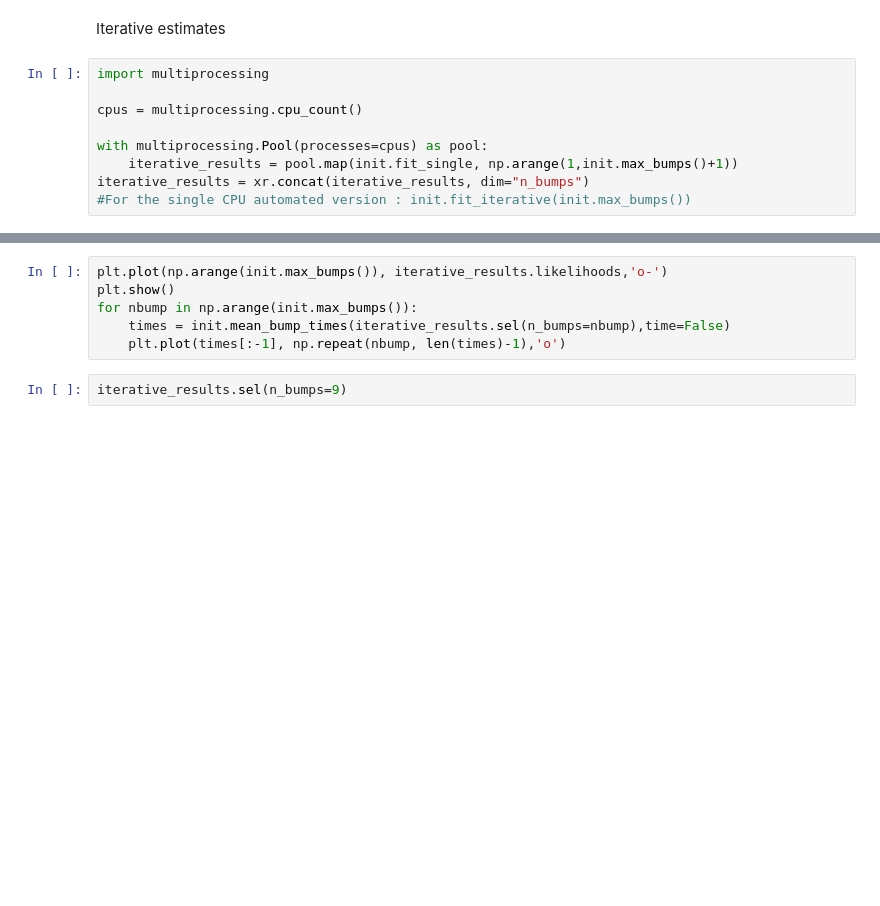
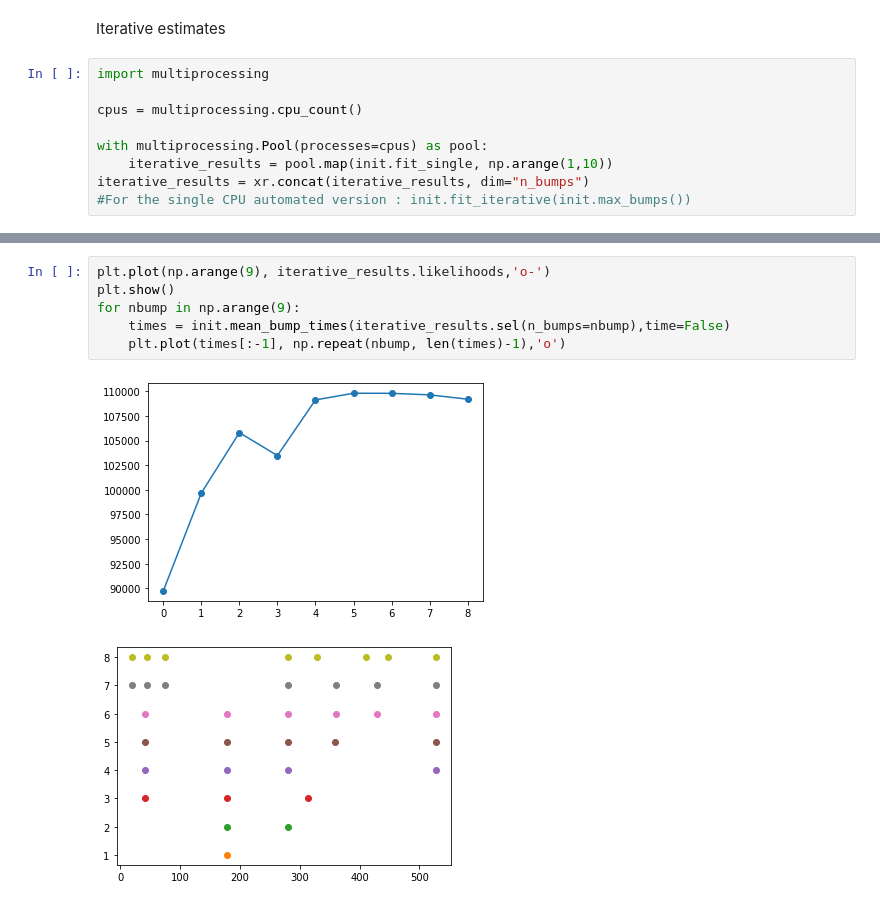
Before and after one commit to GWeindel/hmp, a Jupyter notebook: simulated_raw_data_using_subject_anatomy.ipynb, the cells around one changed output, grey strips where cells are left out. Drawn from its saved outputs; the diff is of its cells as text; blank space fills up the shorter version.

```diff
--- a/simulated_raw_data_using_subject_anatomy.ipynb
+++ b/simulated_raw_data_using_subject_anatomy.ipynb
@@ -270,6 +261,6 @@ import multiprocessing
 cpus = multiprocessing.cpu_count()
 
 with multiprocessing.Pool(processes=cpus) as pool:
-    iterative_results = pool.map(init.fit_single, np.arange(1,init.max_bumps()+1))
+    iterative_results = pool.map(init.fit_single, np.arange(1,10))
 iterative_results = xr.concat(iterative_results, dim="n_bumps")
 #For the single CPU automated version : init.fit_iterative(init.max_bumps())
@@ -276,10 +286,11 @@ iterative_results = xr.concat(iterative_results, dim="n_bumps")
 # %%
-plt.plot(np.arange(init.max_bumps()), iterative_results.likelihoods,'o-')
+plt.plot(np.arange(9), iterative_results.likelihoods,'o-')
 plt.show()
-for nbump in np.arange(init.max_bumps()):
+for nbump in np.arange(9):
     times = init.mean_bump_times(iterative_results.sel(n_bumps=nbump),time=False)
     plt.plot(times[:-1], np.repeat(nbump, len(times)-1),'o')
+# %% [output]
+[figure, added]
+[figure, added]
-# %%
-iterative_results.sel(n_bumps=9)
 # %%
 import itertools
```
Also changed, not shown: parts of 12 cells of this notebook.
